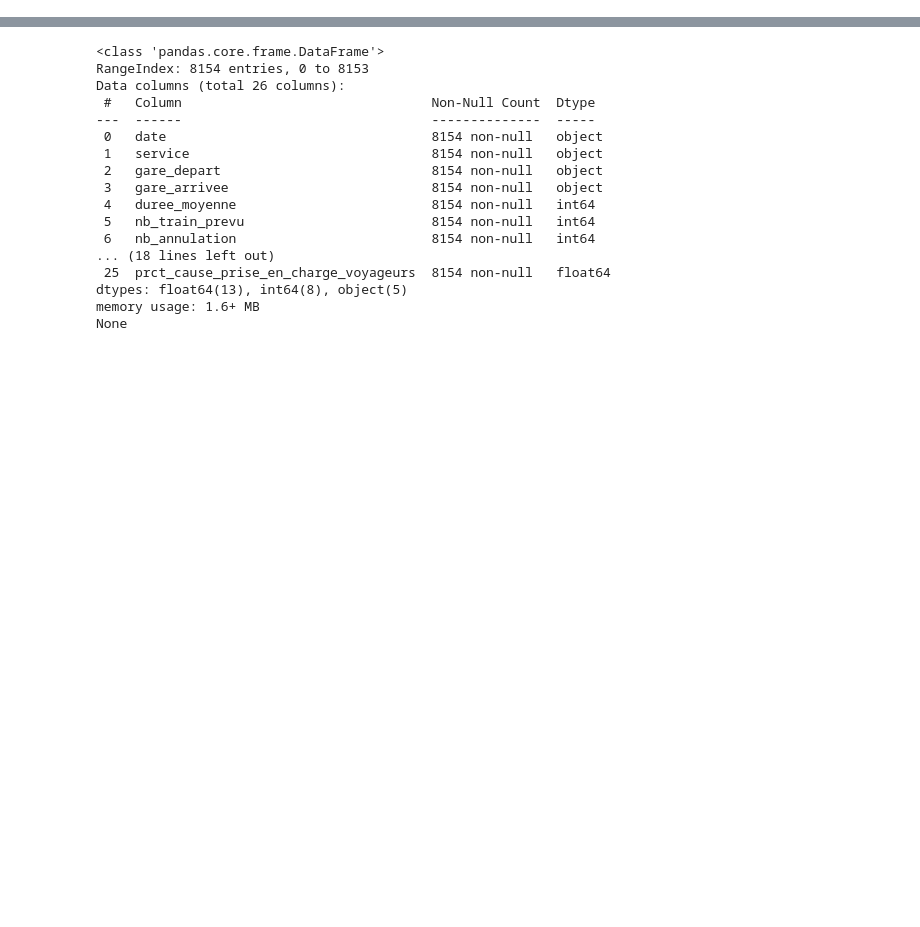
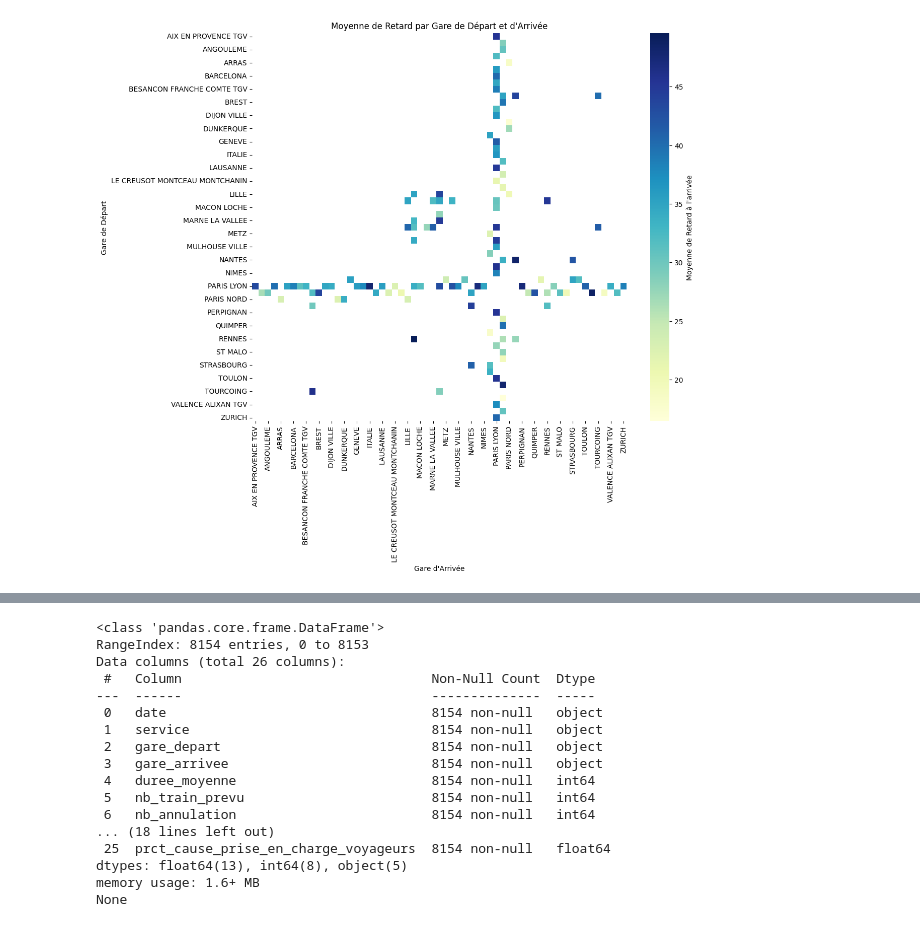
Before and after one commit to Enaouram/prediction-of-TGV-delays, a Jupyter notebook: data_analysis.ipynb, the cells around one changed output, grey strips where cells are left out. Saved outputs shown, nothing was run; the diff lists cells and outputs as text; code cells hidden in the pictures; blank space fills up the shorter version.

```diff
--- a/data_analysis.ipynb
+++ b/data_analysis.ipynb
@@ -35,0 +127,14 @@ print(data.head())
+# %%
+# Pivot the DataFrame to create a matrix of average delays
+pivot_df = df.pivot_table(index='gare_depart', columns='gare_arrivee', values='retard_moyen_arrivee', aggfunc='mean')
+
+# Create a heatmap
+plt.figure(figsize=(12, 10))
+sns.heatmap(pivot_df, cmap='YlGnBu', fmt=".1f", cbar_kws={'label': "Moyenne de Retard à l'arrivée"})
+plt.title('Moyenne de Retard par Gare de Départ et d\'Arrivée')
+plt.xlabel('Gare d\'Arrivée')
+plt.ylabel('Gare de Départ')
+
+plt.show()
+# %% [output]
+[figure, added]
```
Also changed, not shown: parts of 42 cells of this notebook.
